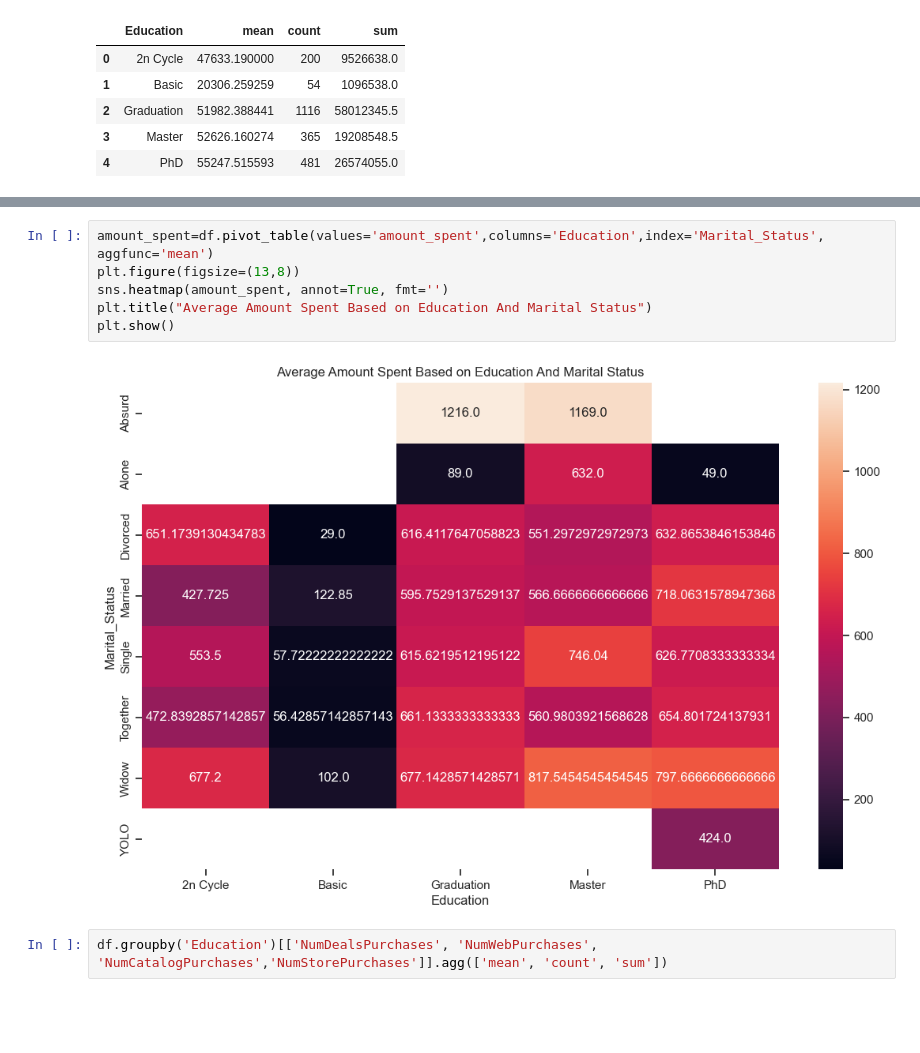
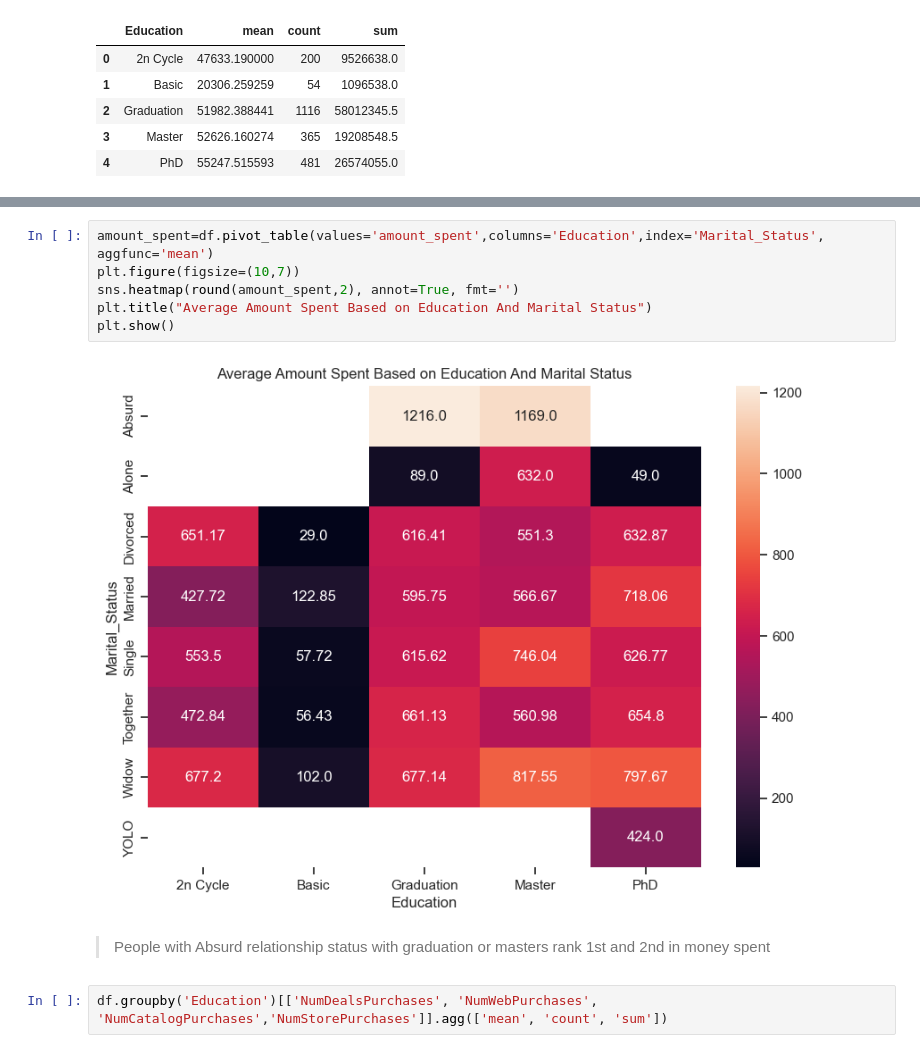
Before and after one commit to bukolastephen/Customer-Segmentation, a Jupyter notebook: main.ipynb, the cells around one changed output, grey strips where cells are left out. Saved outputs shown, nothing was run; the diff lists cells and outputs as text; blank space fills up the shorter version.

```diff
--- a/main.ipynb
+++ b/main.ipynb
@@ -413,11 +437,13 @@ plt.show()
 # %%
 amount_spent=df.pivot_table(values='amount_spent',columns='Education',index='Marital_Status', aggfunc='mean')
-plt.figure(figsize=(13,8))
-sns.heatmap(amount_spent, annot=True, fmt='')
+plt.figure(figsize=(10,7))
+sns.heatmap(round(amount_spent,2), annot=True, fmt='')
 plt.title("Average Amount Spent Based on Education And Marital Status")
 plt.show()
 # %% [output]
-[figure, old version]
+[figure, new version]
+# %% [markdown]
+> People with Absurd relationship status with graduation or masters rank 1st and 2nd in money spent
 # %%
 df.groupby('Education')[['NumDealsPurchases', 'NumWebPurchases', 'NumCatalogPurchases','NumStorePurchases']].agg(['mean', 'count', 'sum'])
 # %% [output]
```
Also changed, not shown: parts of 31 cells of this notebook, 1 other file.
